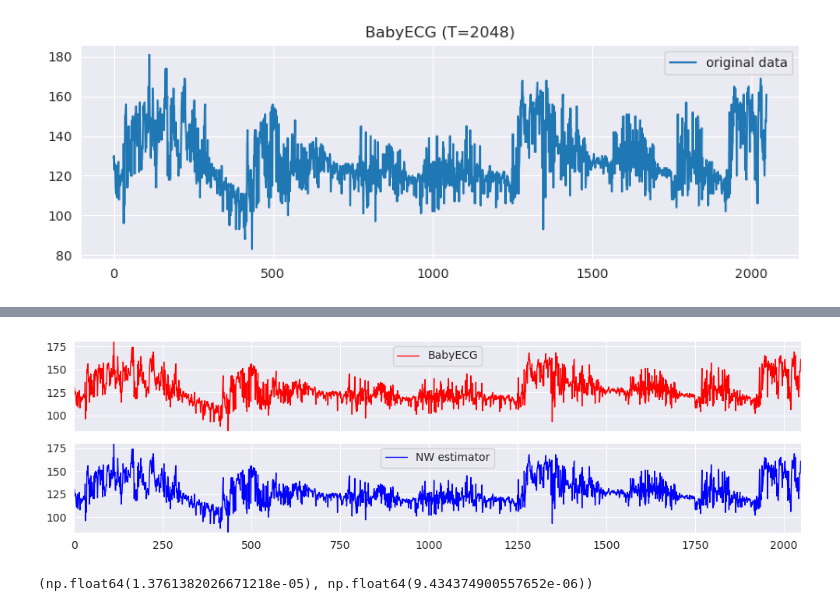
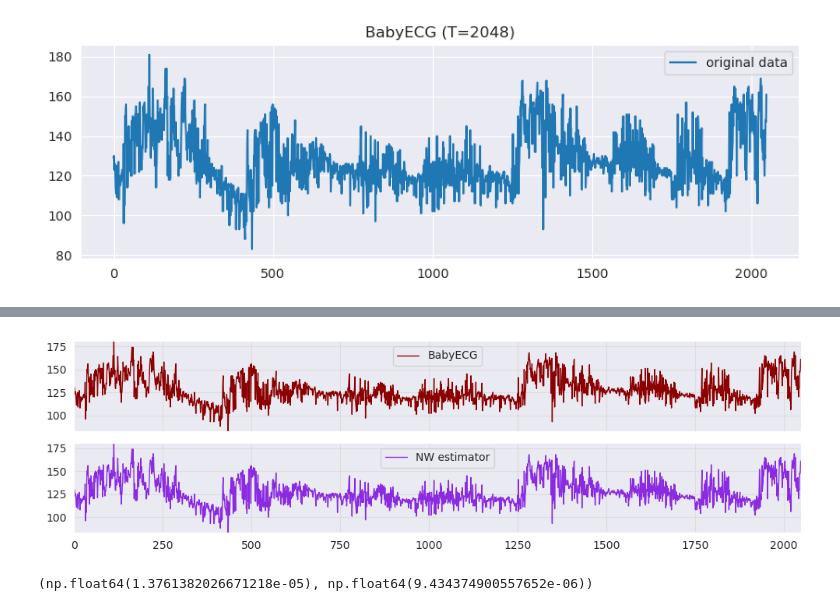
Before and after one commit to mzalaya/wasslsp, a Jupyter notebook: notebooks/real/BabyECG.ipynb, the cells around one changed output, grey strips where cells are left out. Drawn from its saved outputs; the diff is of its cells as text; code cells hidden in the pictures.

Commit message:
up real data: BabyECG

```diff
--- a/notebooks/real/BabyECG.ipynb
+++ b/notebooks/real/BabyECG.ipynb
@@ -81,6 +81,7 @@ logging.basicConfig(
 #path_fig = "/Users/mzalaya/Library/CloudStorage/Dropbox/research/git/wasslsp/figs/"
 
 fig, ax = plt.subplots(nrows=2, ncols=1, figsize=(10,3), sharex=True)
+plt.grid(which='major', color='#DDDDDD', linewidth=0.8)
 # plt.subplots_adjust(wspace=0, hspace=0.5)
 # plt.rcParams['axes.grid'] = True
 # plt.rcParams['axes.facecolor'] = 'black'
@@ -88,19 +89,28 @@ fig, ax = plt.subplots(nrows=2, ncols=1, figsize=(10,3), sharex=True)
 output_filename = "BabyECG-NW-Gaussian-sp-Uniform-time-C-2.pdf"
 from matplotlib.colors import ListedColormap
 cm = plt.cm.RdBu
-cm_bright = ListedColormap(["#FF0000", "#0000FF"])
+# cm_bright = ListedColormap(["#FF0000", "#0000FF"])
+# plt.grid(which='major', color='#DDDDDD', linewidth=0.8)
+# plt.grid(which='minor', color='#EEEEEE', linestyle=':', linewidth=0.8)
 
-line1, = ax[0].plot(X_tvar_2, lw=1, label="BabyECG", color="#FF0000")  # #, color="r") #, cmap=cm)
+line1, = ax[0].plot(X_tvar_2, lw=1, label="BabyECG", color="darkred")  # #, color="r") #, cmap=cm)
 ax[0].set_xlim(0, T)
 ax[0].set_ylim(min(min(m_hat), min(X_tvar_2)),  max(max(m_hat), max(X_tvar_2)))
+# ax[0].gca().set_yscale('mercator')
+
+# plt.grid(which='major', color='#DDDDDD', linewidth=0.8)
 ax[0].legend(loc='upper center')
+ax[0].grid(which='major', color='#DDDDDD', linewidth=0.8)
+# ax[0].grid(which="both")
+# ax[0].gca().xaxis.grid(True, which='minor')
 
-line2, = ax[1].plot(np.array(m_hat), lw=1, label="NW estimator" , c="#0000FF")#cm_bright[0]) #"orange")
+line2, = ax[1].plot(np.array(m_hat), lw=1, label="NW estimator" , c="blueviolet")#cm_bright[0]) #"orange")
 ax[1].set_xlim(0, T)
 ax[1].set_ylim(min(min(m_hat), min(X_tvar_2)),  max(max(m_hat), max(X_tvar_2)))
 ax[1].legend(loc='upper center')
+plt.grid(which='major', color='#DDDDDD', linewidth=0.8)
 # fig.legend([line1, line2], ['BabyECG', 'NW estimator'], loc='lower center', bbox_to_anchor=[0.5, 0.47], ncol=2)
-#plt.savefig(path_fig+"BabyECG-NW-Gaussian-sp-Uniform-time-C-1.5.pdf", dpi=300)
+plt.savefig("BabyECG-NW-Gaussian-sp-Uniform-time-C-2-ddarkred-bluevioletpdf", dpi=300)
 plt.tight_layout()
 logging.info("Saved result in file %s" % output_filename)
 # %% [output]
@@ -108,4 +118,4 @@ logging.info("Saved result in file %s" % output_filename)
-[figure, old version]
+[figure, new version]
 # %%
 from sklearn.metrics import mean_squared_error as mse
 from sklearn.metrics import mean_absolute_error as mae
```
Also changed, not shown: parts of 1 cell of this notebook, 3 other files.
